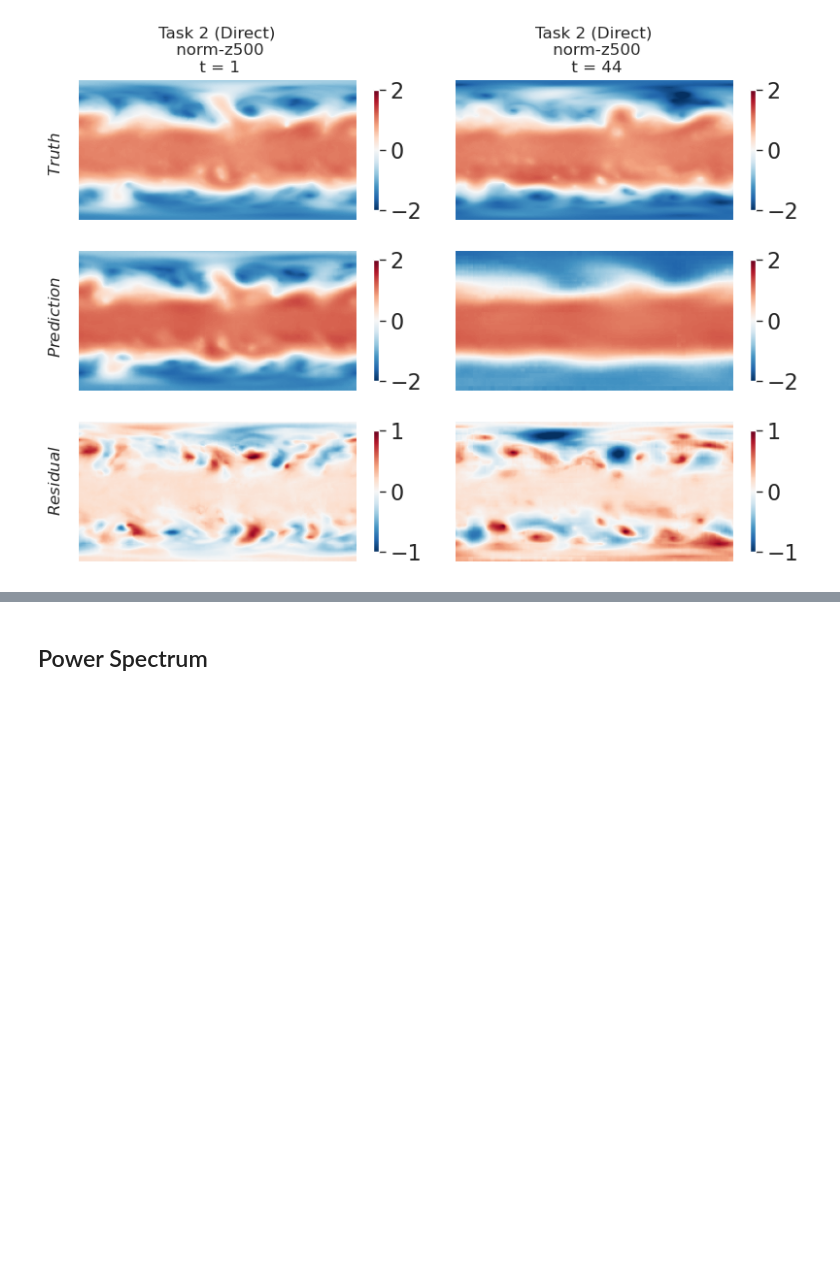
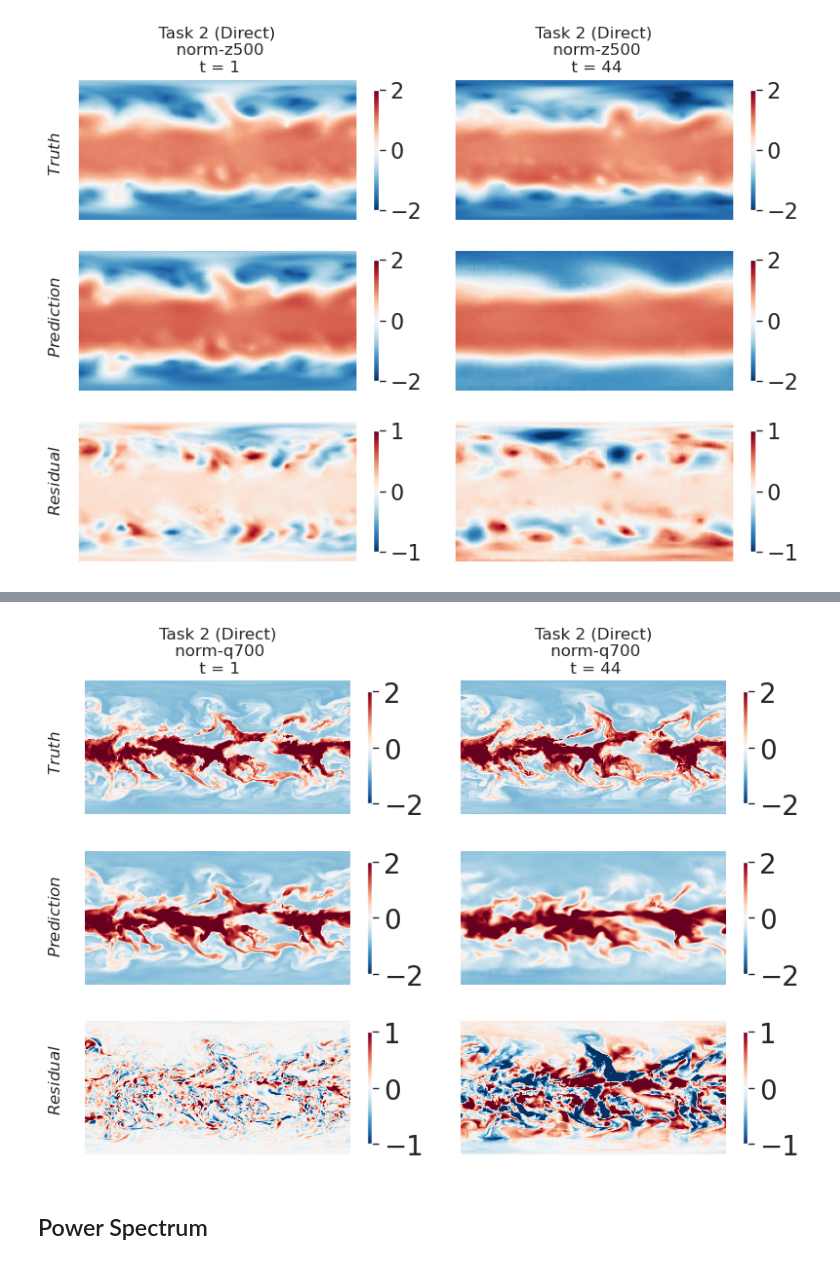
Before and after one commit to leap-stc/ChaosBench, a Jupyter notebook: notebooks/04b_s2s_eval_direct.ipynb, the cells around one changed output, grey strips where cells are left out. Cells and saved outputs as stored; diff of their text form; code cells hidden in the pictures; blank space fills up the shorter version.

```diff
--- a/notebooks/04b_s2s_eval_direct.ipynb
+++ b/notebooks/04b_s2s_eval_direct.ipynb
@@ -124,2 +126,93 @@ f.savefig(f'../docs/preds_{model_name}_{param}{level}_direct_Task {task_num}.pdf
+# %%
+#################### CHANGE THIS ####################
+date_idx = 0
+param = 'q'
+level = 700
+model_name = 'unet_s2s'
+task_num = 2
+
+DELTA_T = np.array([1, 44])
+######################################################
+
+## Dataset
+input_dataset = dataset.S2SObsDataset(years=[2022], n_step=config.N_STEPS)
+output_dataset = dataset.S2SObsDataset(years=[2022], n_step=config.N_STEPS)
+
+
+## Load config filepath which consists of all the definition needed to fit/eval a model
+log_dir = Path('../logs') / model_name
+model_config_filepath = Path(f'../chaosbench/configs/{model_name}.yaml')
+
+with open(model_config_filepath, 'r') as config_filepath:
+    hyperparams = yaml.load(config_filepath, Loader=yaml.FullLoader)
+
+model_args = hyperparams['model_args']
+data_args = hyperparams['data_args']
+
+## Checkpointing
+version_nums = [0, 22] if task_num == 1 else [2, 23]
+assert len(version_nums) == len(DELTA_T)
+
+baselines = list()
+for version_num in version_nums:
+    ckpt_filepath = log_dir / f'lightning_logs/version_{version_num}/checkpoints/'
+    ckpt_filepath = list(ckpt_filepath.glob('*.ckpt'))[0]
+    baseline = model.S2SBenchmarkModel(model_args=model_args, data_args=data_args)
+    baseline = baseline.load_from_checkpoint(ckpt_filepath)
+    baselines.append(copy.deepcopy(baseline))
+
+
+all_preds = list()
+all_truth = list()
+
+with torch.no_grad():
+
+    timestamp, input_x, input_y = input_dataset[date_idx]
+    _, output_x, output_y = output_dataset[date_idx]
+
+    curr_x = input_x.unsqueeze(0).to(device)
+
+    for step_idx, delta in enumerate(DELTA_T):
+        preds = baselines[step_idx](curr_x)
+        curr_y = output_y.unsqueeze(0)[:, step_idx]
+        all_preds.append(preds[0][config.PARAMS.index(param), config.PRESSURE_LEVELS.index(level)].detach().cpu().numpy())
+        all_truth.append(curr_y[0][config.PARAMS.index(param), config.PRESSURE_LEVELS.index(level)].detach().cpu().numpy())
+
+
+# Plotting
+all_preds = np.array(all_preds)
+all_truth = np.array(all_truth)
+
+f, ax = plt.subplots(3, len(DELTA_T), figsize=(8, 3 * len(DELTA_T)))
+
+for time_idx in range(len(DELTA_T)):
+
+    im0 = ax[0, time_idx].imshow(all_truth[time_idx], cmap='RdBu_r', vmin=-2, vmax=2)
+    # ax[0, time_idx].set_title(f'Truth\n(step={plot_idx[time_idx]})')
+    ax[0, time_idx].axis('off')
+    cbar0 = f.colorbar(im0, ax=ax[0, time_idx], shrink=0.8)
+
+    im1 = ax[1, time_idx].imshow(all_preds[time_idx], cmap='RdBu_r', vmin=-2, vmax=2)
+    # ax[1, time_idx].set_title(f'Prediction\n(step={plot_idx[time_idx]})')
+    ax[1, time_idx].axis('off')
+    cbar1 = f.colorbar(im1, ax=ax[1, time_idx], shrink=0.8)
+
+    im2 = ax[2, time_idx].imshow(all_preds[time_idx] - all_truth[time_idx], cmap='RdBu_r', vmin=-1, vmax=1)
+    # ax[2, time_idx].set_title(f'Residual\n(step={plot_idx[time_idx]})')
+    ax[2, time_idx].axis('off')
+    cbar2 = f.colorbar(im2, ax=ax[2, time_idx], shrink=0.8)
+
+# Adding titles for each row
+titles = [r'$Truth$', r'$Prediction$', r'$Residual$']
+for idx, title in enumerate(titles):
+    f.text(-0.01, 0.75 - idx*0.28, title, va='center', ha='left', fontsize=12, rotation=90)
+
+ax[0,0].set_title(f'Task {task_num} (Direct)\n norm-{param}{level}\n t = 1', fontsize=12)
+ax[0,1].set_title(f'Task {task_num} (Direct)\n norm-{param}{level}\n t = 44', fontsize=12)
+plt.tight_layout()
+plt.show()
+f.savefig(f'../docs/preds_{model_name}_{param}{level}_direct_Task {task_num}.pdf', dpi=200, bbox_inches='tight');
+# %% [output]
+[figure, added]
 # %% [markdown]
 ## Power Spectrum
```
Also changed, not shown: parts of 7 cells of this notebook, 52 other files.
